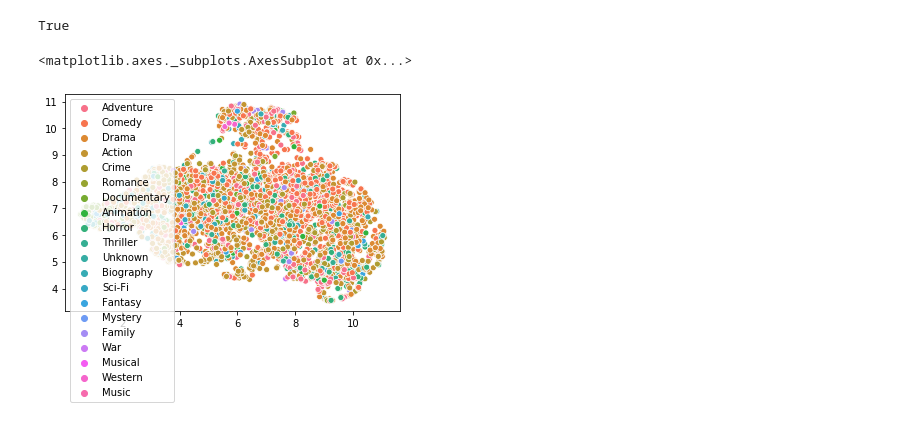
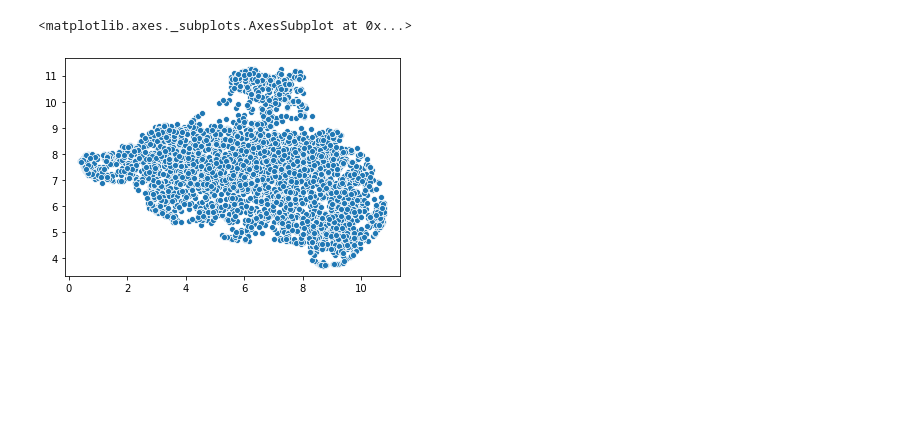
Before and after one commit to LennartKeller/SubtitleClustering, a Jupyter notebook: notebooks/DocEmbeddings.ipynb, the cells around one changed output. Saved outputs shown, nothing was run; the diff lists cells and outputs as text; code cells hidden in the pictures; blank space fills up the shorter version.

Commit message:
add embedding creating script and update some noteboooks

```diff
--- a/notebooks/DocEmbeddings.ipynb
+++ b/notebooks/DocEmbeddings.ipynb
@@ -25,0 +43,4 @@ filenames.shape, embeddings.shape
+# %%
+filenames, embeddings_mean = read_embeddings('../dataset/embeddings_mean.txt')
+max_filenames, embeddings_max = read_embeddings('../dataset/embeddings_max.txt')
+filenames, embeddings_min = read_embeddings('../dataset/embeddings_min.txt')
@@ -40,5 +71,0 @@ df.head()
-# %%
-# check if everything is in right order for joining data
-(df.filename == filenames).all()
-# %% [output]
-True
@@ -59,9 +78,20 @@ df['main_region'] = [
 # %%
 df.genre = df.genre.fillna("Unknown")
 df['main_genre'] = df.genre.str.split(',').apply(lambda x: x[0])
+# %%
+from umap import UMAP
+
+reducer = UMAP(n_neighbors=15)
+Xr_mean = reducer.fit_transform(embeddings_mean)
+
+reducer = UMAP(n_neighbors=15)
+Xr_max = reducer.fit_transform(embeddings_max)
+
+reducer = UMAP(n_neighbors=15)
+Xr_min = reducer.fit_transform(embeddings_min)
 # %%
 import seaborn as sns
-sns.scatterplot(x=Xr[:,0], y=Xr[:,1], hue=list(map(lambda x: x, df.main_genre)))
+sns.scatterplot(x=Xr_mean[:,0], y=Xr_mean[:,1])#, hue=list(map(lambda x: x, df.main_genre)))
 # %% [output]
 <matplotlib.axes._subplots.AxesSubplot at 0x...>
-[figure, old version]
+[figure, new version]
```
Also changed, not shown: parts of 58 cells of this notebook, 3 other files.
